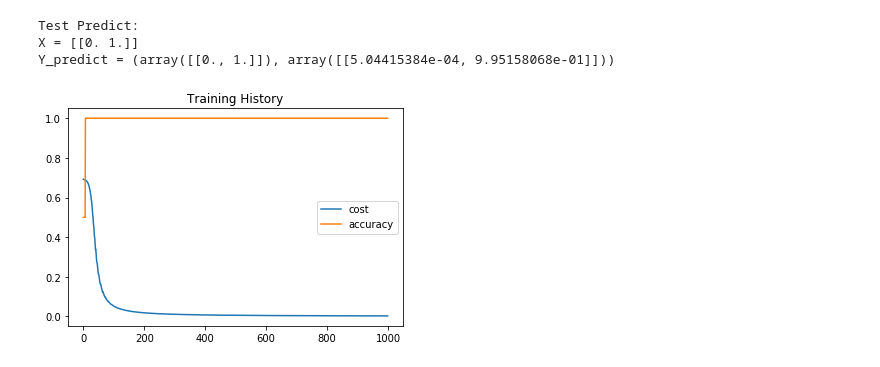
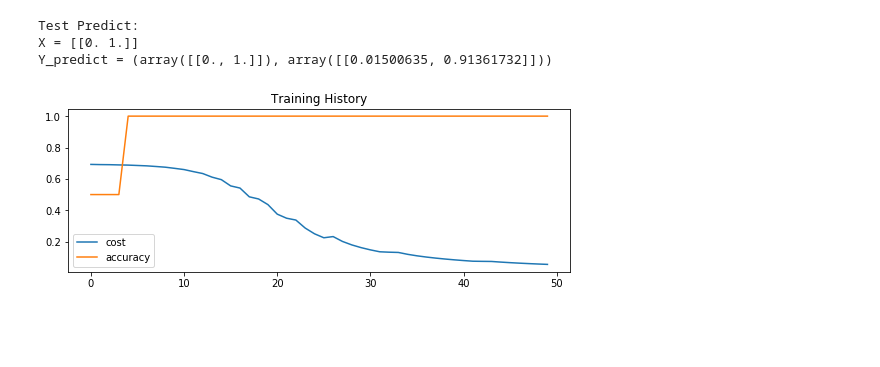
Before and after one commit to rogerallen/random_notebooks, a Jupyter notebook: simple_neural_net.ipynb, the cells around one changed output. Saved outputs shown, nothing was run; the diff lists cells and outputs as text; code cells hidden in the pictures; blank space fills up the shorter version.

Commit message:
merge architecture and params

```diff
--- a/simple_neural_net.ipynb
+++ b/simple_neural_net.ipynb
@@ -175,18 +181,21 @@ def train_and_check(X,Y,epochs,learning_rate,seed):
 # %%
 # simple input-follows-output works fine
-nn_architecture = [
+nn = {
+    "params": None,
+    "architecture": [
         {"input_dim": 1, "output_dim": 1, "activation": "relu"},
         {"input_dim": 1, "output_dim": 1, "activation": "sigmoid"},
     ]
+}
 X = np.array([[0.0],[1.0]]).T
 Y = np.array([[0.0],[1.0]]).T
-epochs = 1000
-learning_rate = 0.5
+epochs = 50
 seed = 1999 #42
 
-train_and_check(X,Y,epochs,learning_rate,seed)
+learning_rate = 1.0
+train_and_check(X,Y,nn,epochs,learning_rate,seed)
 # %% [output]
 Test Predict:
 X = [[0. 1.]]
-Y_predict = (array([[0., 1.]]), array([[5.04415384e-04, 9.95158068e-01]]))
+Y_predict = (array([[0., 1.]]), array([[0.01500635, 0.91361732]]))
-[figure, old version]
+[figure, new version]
```
Also changed, not shown: parts of 8 cells of this notebook.
